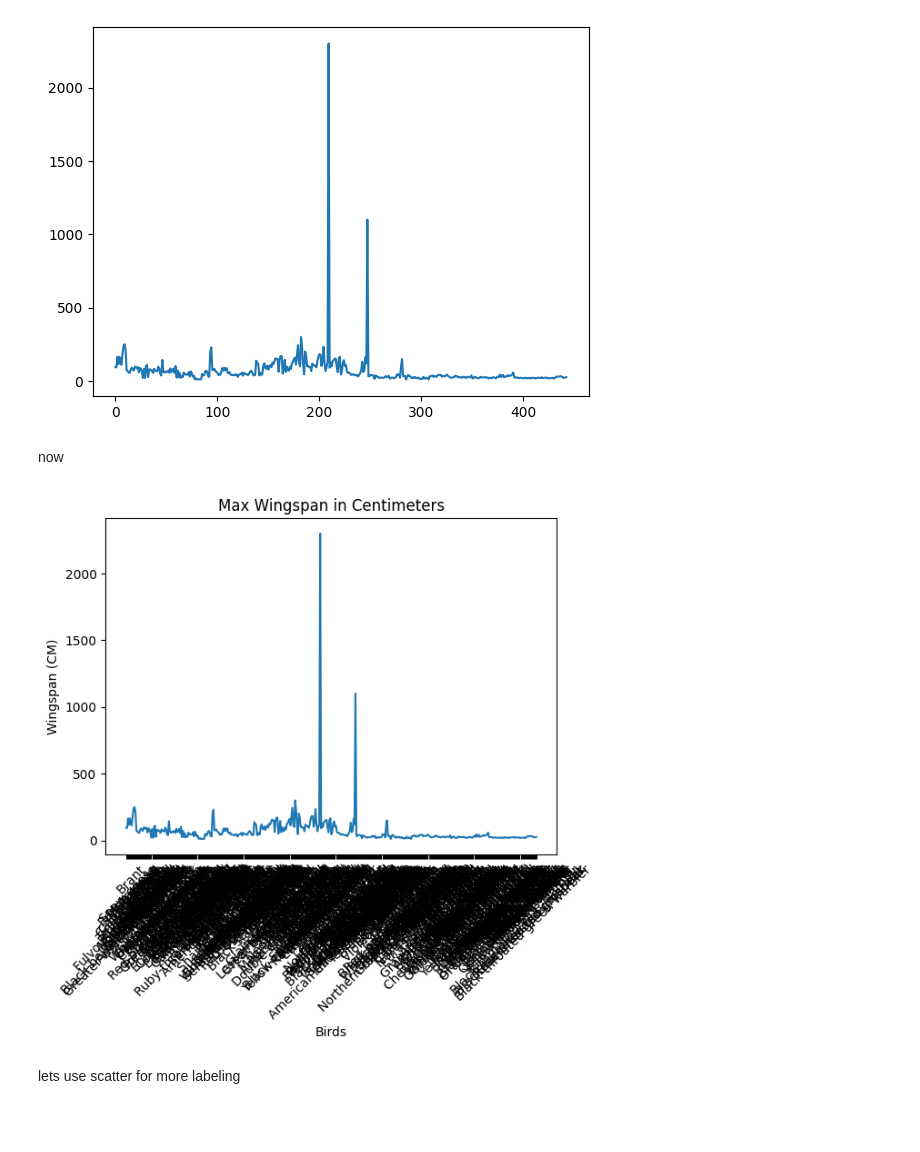
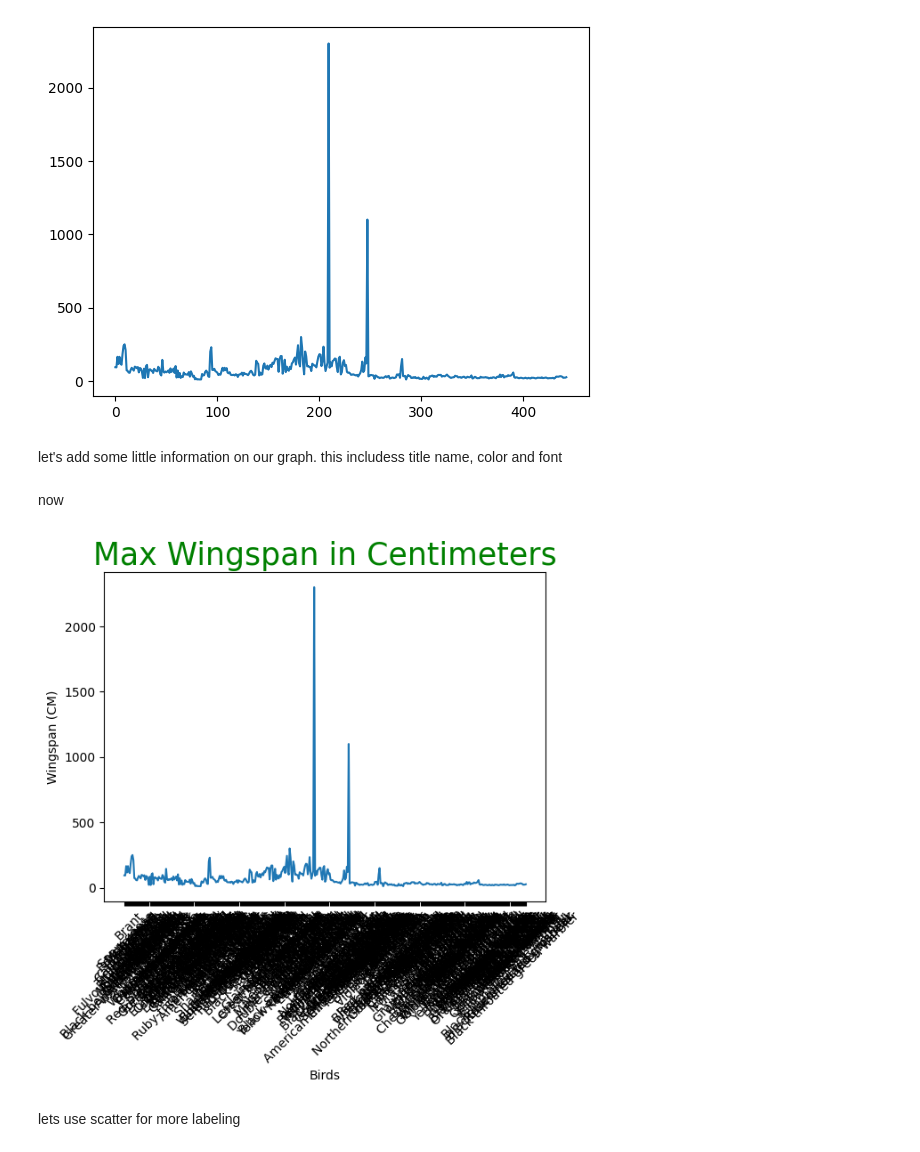
Before and after one commit to DataScienceAbubakar/Data-Science-Assignment, a Jupyter notebook: data_visualization/assignment.ipynb, the cells around one changed output. Drawn from its saved outputs; the diff is of its cells as text; code cells hidden in the pictures; blank space fills up the shorter version.

```diff
--- a/data_visualization/assignment.ipynb
+++ b/data_visualization/assignment.ipynb
@@ -59,21 +59,23 @@ wingspn.plot()
 # %% [output]
 <Axes: >
 [figure]
+# %% [markdown]
+let's add some little information on our graph. this includess title name, color and font
 # %% [markdown]
 now
 # %%
-plt.title('Max Wingspan in Centimeters')
+plt.title('Max Wingspan in Centimeters' , fontsize=25, color="green")
 plt.ylabel('Wingspan (CM)')
 plt.xlabel('Birds')
 plt.xticks(rotation=45)
 x = birds['Name']
 y = birds['MaxWingspan']
 
 plt.plot(x, y)
 
 plt.show()
 # %% [output]
-[figure, old version]
+[figure, new version]
 # %% [markdown]
 lets use scatter for more labeling
 # %%
```
Also changed, not shown: parts of 1 cell of this notebook.
